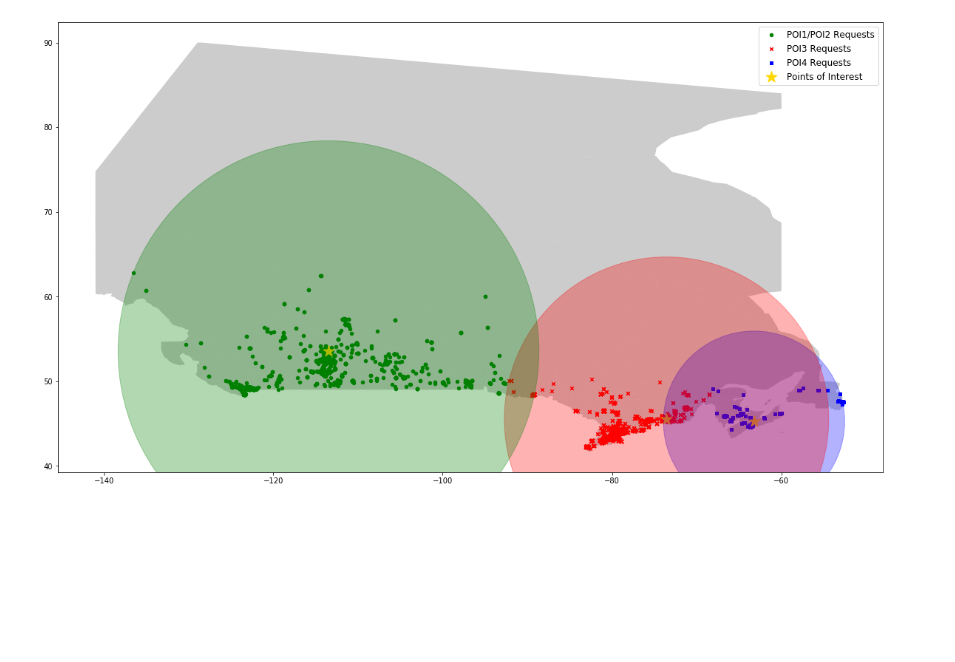
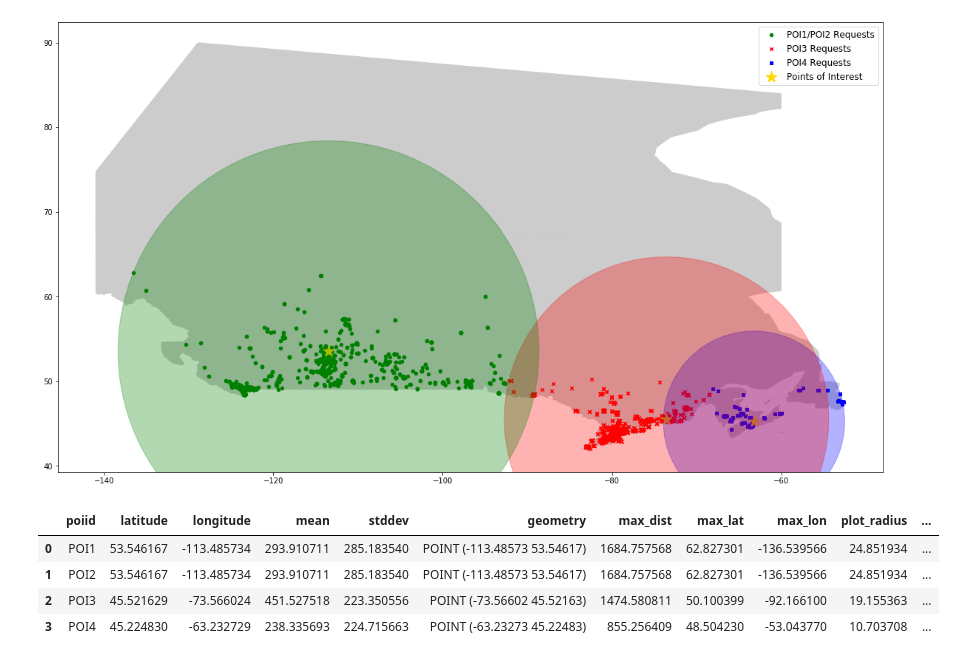
Before and after one commit to data-ss/eqw, a Jupyter notebook: eqw.ipynb, the cells around one changed output. Drawn from its saved outputs; the diff is of its cells as text; code cells hidden in the pictures; blank space fills up the shorter version.

Commit message:
added request density calculation in Pandas

```diff
--- a/eqw.ipynb
+++ b/eqw.ipynb
@@ -20,8 +18,13 @@ df_pd = df.toPandas()
+# %%
+%run -i eqw.py
+df_pd = df.toPandas() # bringing processed sampleData from pyspark into Pandas
+df_temp = df_temp.toPandas() # bringing POI dataframe with mean and stddev from pyspark into Pandas
 # %%
 # recreate the POI.csv into a DataFrame
 df_poi = pd.read_csv("data/POIList.csv")
 df_poi.columns= [x.replace(" ", "").lower() for x in df_poi.columns.tolist()]
 df_poi.astype({"latitude": "float", "longitude": "float"});
+df_poi = pd.merge(df_poi, df_temp, on="poiid")
 # %%
 # creating Point variables from shapely
 geometry = [Point(xy) for xy in zip(df_pd["longitude"], df_pd["latitude"])]
@@ -41,13 +44,13 @@ geo_df.reset_index(inplace=True)
 
 # GeoDataFrame of the POIs
 geo_poi = gpd.GeoDataFrame(df_poi, crs=crs, geometry=poi_geometry)
-max_dist = {x:geo_df["min_poi"][geo_df["poiid"] == x].max() for x in geo_df["poiid"].unique().tolist()}
-max_lat = {x: geo_df["latitude"][geo_df["min_poi"] == max_dist[x]].max() for x in geo_df["poiid"].unique().tolist()}
-max_lon = {x: geo_df["longitude"][geo_df["min_poi"] == max_dist[x]].max() for x in geo_df["poiid"].unique().tolist()}
+max_dist = {x:geo_df["closest_dist"][geo_df["poiid"] == x].max() for x in geo_df["poiid"].unique().tolist()}
+max_lat = {x: geo_df["latitude"][geo_df["closest_dist"] == max_dist[x]].max() for x in geo_df["poiid"].unique().tolist()}
+max_lon = {x: geo_df["longitude"][geo_df["closest_dist"] == max_dist[x]].max() for x in geo_df["poiid"].unique().tolist()}
 geo_poi["max_dist"] = [max_dist[x] for x in geo_poi["poiid"]]
 geo_poi["max_lat"] = [max_lat[x] for x in geo_poi["poiid"]]
 geo_poi["max_lon"] = [max_lon[x] for x in geo_poi["poiid"]]
-geo_poi["trigo"] = geo_poi.apply(pythag, axis=1) # trigonometric calculation of distance between POI to its' furthest request
+geo_poi["plot_radius"] = geo_poi.apply(pythag, axis=1) # trigonometric calculation of distance between POI to its' furthest request in order to plot circles
 # %%
 fig,ax = plt.subplots(figsize = (20,20))
 street_map.plot(ax=ax, alpha=0.4, color='grey')
@@ -66,3 +69,33 @@ plt.legend(prop={'size': 12});
 plt.savefig("map.png")
 # %% [output]
 [figure]
+# %%
+# to calculate density (requests/area), area calculated in kilometres using polygon.area
+# to find number of requests per POI, use 'within', iterating through entire datasample DataFrame
+
+geo_poi["polygon_plot"] = geo_poi["geometry"].buffer(geo_poi["plot_radius"])
+# this is the polygon in plotting scale
+
+geo_poi["polygon_km"] = geo_poi["geometry"].buffer(geo_poi["max_dist"])
+# this is polygon in kilometres
+
+polygon_dict = {row.poiid: [row.polygon_plot, row.polygon_km] for row in geo_poi.itertuples()}
+density = []
+
+for poi,polygon in polygon_dict.items():
+    i = 0
+    for geometry in geo_df["geometry"]:
+        if geometry.within(polygon[0]):
+            i+=1
+    density.append({poi: i/polygon[1].area})
+
+geo_poi["density_req/km"] = [list(i.values())[0] for i in density]
+# area is calculated in km, so requests per kilometre
+# %%
+geo_poi.head()
+# %% [output]
+|  | poiid | latitude | longitude | mean | stddev | geometry | max_dist | max_lat | max_lon | plot_radius | ... |
+| 0 | POI1 | 53.546167 | -113.485734 | 293.910711 | 285.183540 | POINT (-113.48573 53.54617) | 1684.757568 | 62.827301 | -136.539566 | 24.851934 | ... |
+| 1 | POI2 | 53.546167 | -113.485734 | 293.910711 | 285.183540 | POINT (-113.48573 53.54617) | 1684.757568 | 62.827301 | -136.539566 | 24.851934 | ... |
+| 2 | POI3 | 45.521629 | -73.566024 | 451.527518 | 223.350556 | POINT (-73.56602 45.52163) | 1474.580811 | 50.100399 | -92.166100 | 19.155363 | ... |
+| 3 | POI4 | 45.224830 | -63.232729 | 238.335693 | 224.715663 | POINT (-63.23273 45.22483) | 855.256409 | 48.504230 | -53.043770 | 10.703708 | ... |
```
Also changed, not shown: parts of 3 cells of this notebook, 1 other file.
